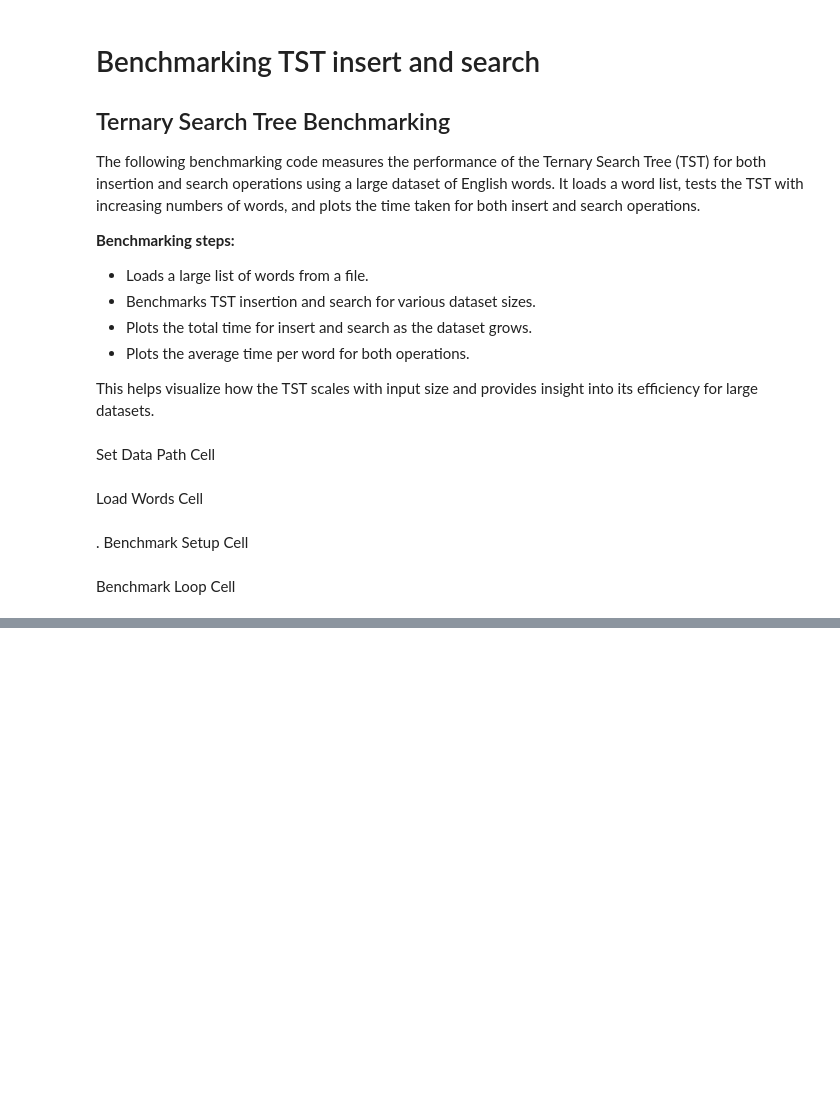
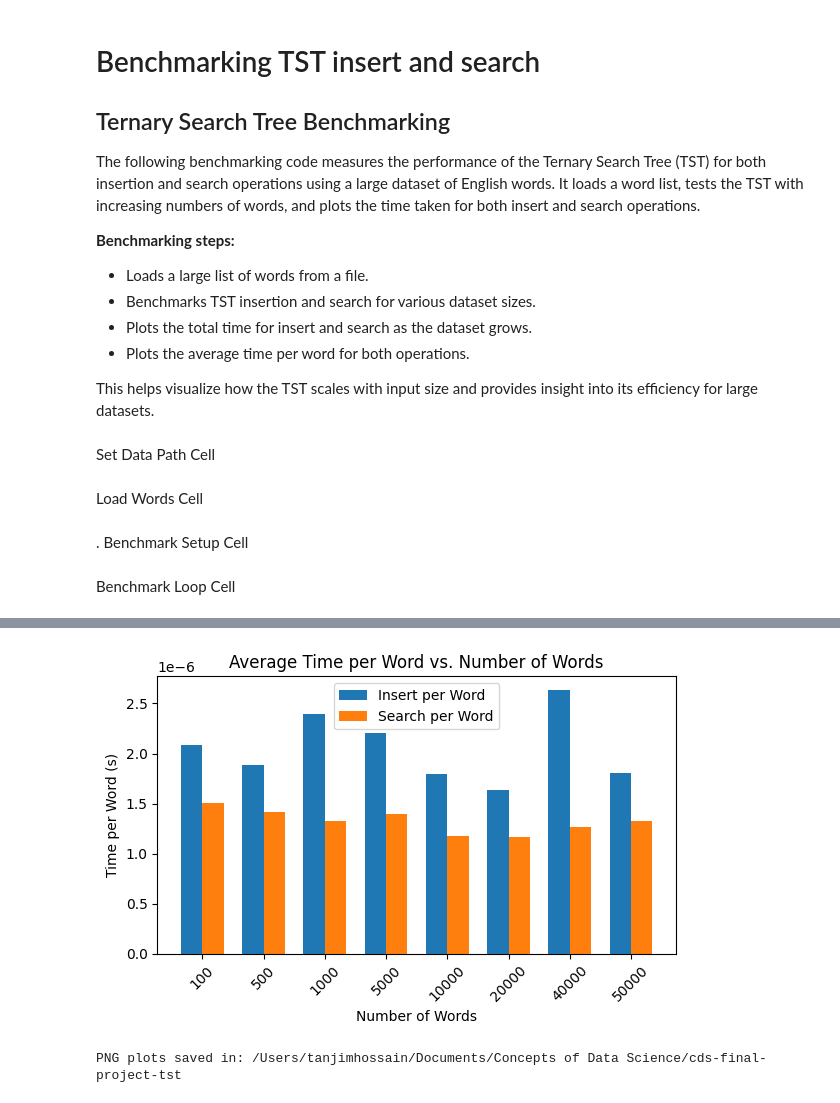
Before and after one commit to Tanjim-hossain/cds-final-project-tst, a Jupyter notebook: ternary_search_tree.ipynb, the cells around one changed output, grey strips where cells are left out. Cells and saved outputs as stored; diff of their text form; code cells hidden in the pictures; blank space fills up the shorter version.

```diff
--- a/ternary_search_tree.ipynb
+++ b/ternary_search_tree.ipynb
@@ -275,15 +253,20 @@ plt.show()
 # %%
 per_word_insert = [t/s for t,s in zip(insert_times, sizes)]
 per_word_search = [t/s for t,s in zip(search_times, sizes)]
 x = range(len(sizes))
 width = 0.35
-plt.figure(num=2, figsize=(6,4))
+plt.figure(figsize=(6,4))
 plt.bar(x, per_word_insert, width, label="Insert per Word")
 plt.bar([i+width for i in x], per_word_search, width, label="Search per Word")
 plt.xticks([i+width/2 for i in x], sizes, rotation=45)
 plt.xlabel("Number of Words")
 plt.ylabel("Time per Word (s)")
-plt.title("Average Time per Word")
+plt.title("Average Time per Word vs. Number of Words")
 plt.legend()
 plt.tight_layout()
+plt.savefig("TST_avg_time.png")
 plt.show()
+print("PNG plots saved in:", os.getcwd())
+# %% [output]
+[figure, added]
+PNG plots saved in: /Users/tanjimhossain/Documents/Concepts of Data Science/cds-final-project-tst
```
Also changed, not shown: parts of 7 cells of this notebook.
